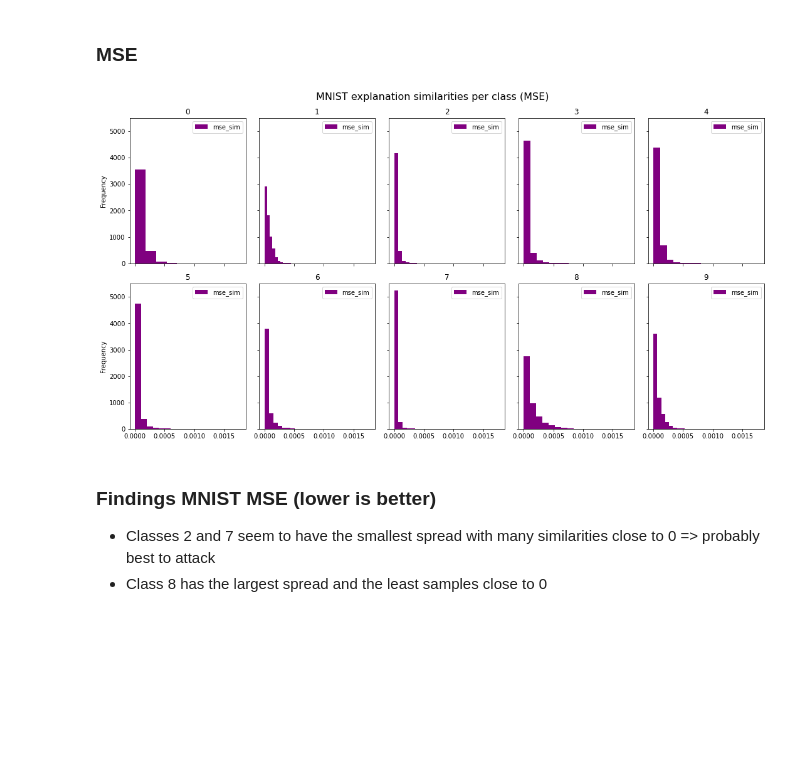
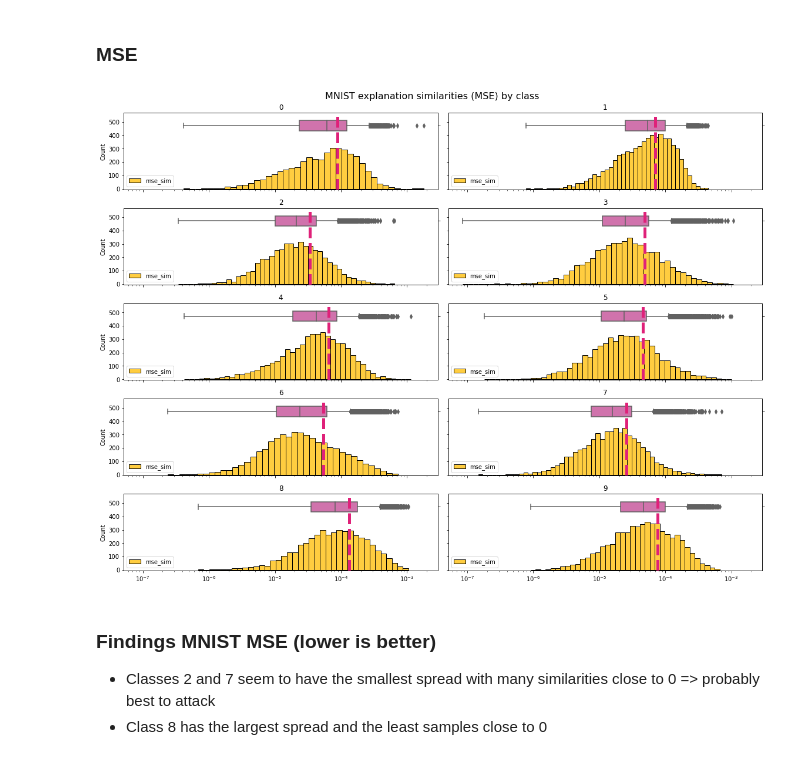
Before and after one commit to inovex/hiding-adversarial-attacks, a Jupyter notebook: notebooks/3_eda_pre_training_similarity_distribution.ipynb, the cells around one changed output. Cells and saved outputs as stored; diff of their text form; code cells hidden in the pictures; blank space fills up the shorter version.

Commit message:
feat: plot distributions of mse and pcc similarities between original and adversarial explanations for each data set

```diff
--- a/notebooks/3_eda_pre_training_similarity_distribution.ipynb
+++ b/notebooks/3_eda_pre_training_similarity_distribution.ipynb
@@ -83,3 +83,6 @@ fashion_mnist_sim["orig_label_name"] = fashion_mnist_sim["orig_label"].map(fashi
 # %%
 cifar10_sim = pd.DataFrame([cifar10_similarities_mse.numpy(), cifar10_similarities_pcc.numpy(), cifar10_train_label_orig.numpy(), cifar10_train_label_adv.numpy()], index=["mse_sim", "pcc_sim", "orig_label", "adv_label"]).T
 cifar10_sim["orig_label_name"] = cifar10_sim["orig_label"].map(cifar10_mapping)
+# %%
+color_palette = sns.color_palette("BuPu")
+print(color_palette[0])
@@ -93,5 +99,37 @@ def plot_similarities_histograms(group, x, title, log=True, color="purple"):
     fig.suptitle(title, fontsize=16)
     plt.tight_layout()
+# %%
+def plot_similarities_kde_with_boxplot(group, x, title, means, log_x=False, log_y=False, ylim_factor=1.06):
+    fig, axes = plt.subplots(5,2, figsize=(16,12), sharex=True, sharey=True)
+    color_p = ["Wistia", "PuRd"]
+    if x == "mse_sim":
+        color_p = ["PuRd", "Wistia"]
+    color_palette = sns.color_palette(color_p[0], 5)
+    p = sns.color_palette(color_p[1], 1)
+
+    idx = 0
+    for (label, g), ax, mean in zip(group, axes.flatten(), means):
+        if log_x:
+            ax.set_xscale('log')
+        if log_y:
+            ax.set_yscale('log')
+        ax.set_title(label)
+        ax2 = ax.twinx()
+
+        ax = sns.histplot(g, ax=ax, palette=p, label=x)
+        y_lim = int(ax.get_ylim()[1] * ylim_factor)
+        ax.set(ylim=(-5, y_lim))
+        sns.boxplot(data=g, x=x, ax=ax2, color=color_palette[2])
+        ax2.set(ylim=(-5, 1))
+        mean_l = ax2.axvline(mean, color=color_palette[3], linestyle='dashed', linewidth=5, label="mean")
+        ax.legend(loc='lower left')
+
+
+    #fig.legend(handles=[ax], labels=range(0, 11))
+    #plt.legend(handles=[ mean_l])
+    fig.suptitle(title, fontsize=16)
+
+    plt.tight_layout()
 # %% [markdown]
 # Distribution plots for each data set's explanation similarities by metric
 # %% [markdown]
@@ -99,9 +137,12 @@ def plot_similarities_histograms(group, x, title, log=True, color="purple"):
 # %% [markdown]
 ### MSE
 # %%
-plot_similarities_histograms(mnist_sim[["mse_sim", "orig_label_name"]].groupby("orig_label_name"), "orig_label_name", "MNIST explanation similarities per class (MSE)", log=False)
+group = mnist_sim[["mse_sim", "orig_label_name"]].groupby("orig_label_name")
+means = group.mean().values.flatten()
+
+plot_similarities_kde_with_boxplot(group, "mse_sim", "MNIST explanation similarities (MSE) by class", means, log_x=True)
 # %% [output]
-[figure, old version]
+[figure, new version]
 # %% [markdown]
 ### Findings MNIST MSE (lower is better)
 * Classes 2 and 7 seem to have the smallest spread with many similarities close to 0 => probably best to attack
```
Also changed, not shown: parts of 13 cells of this notebook.
